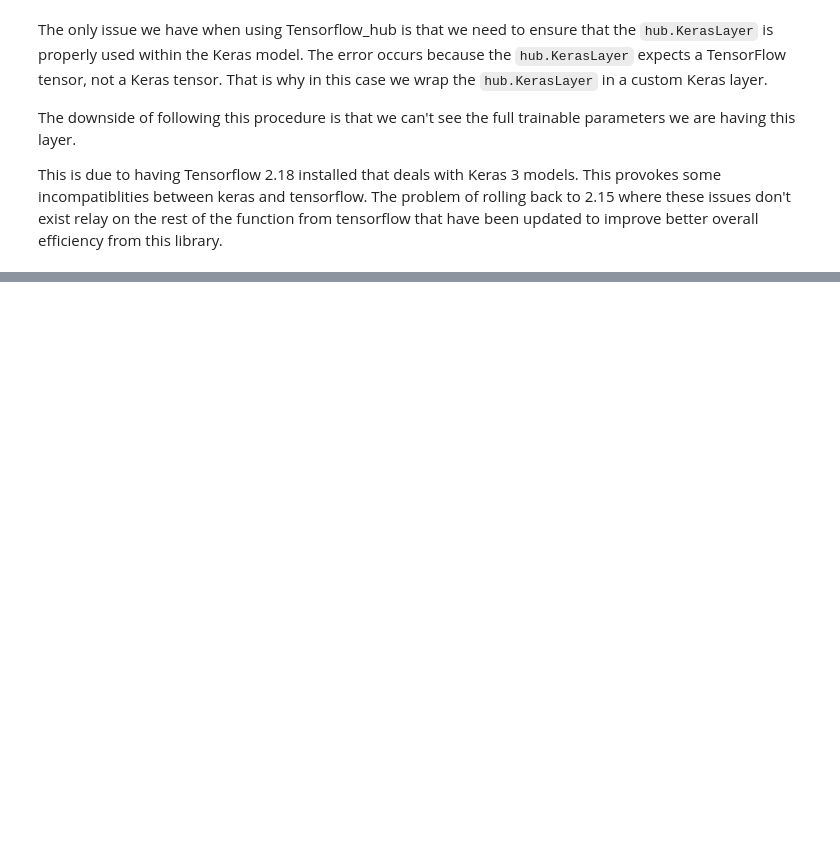
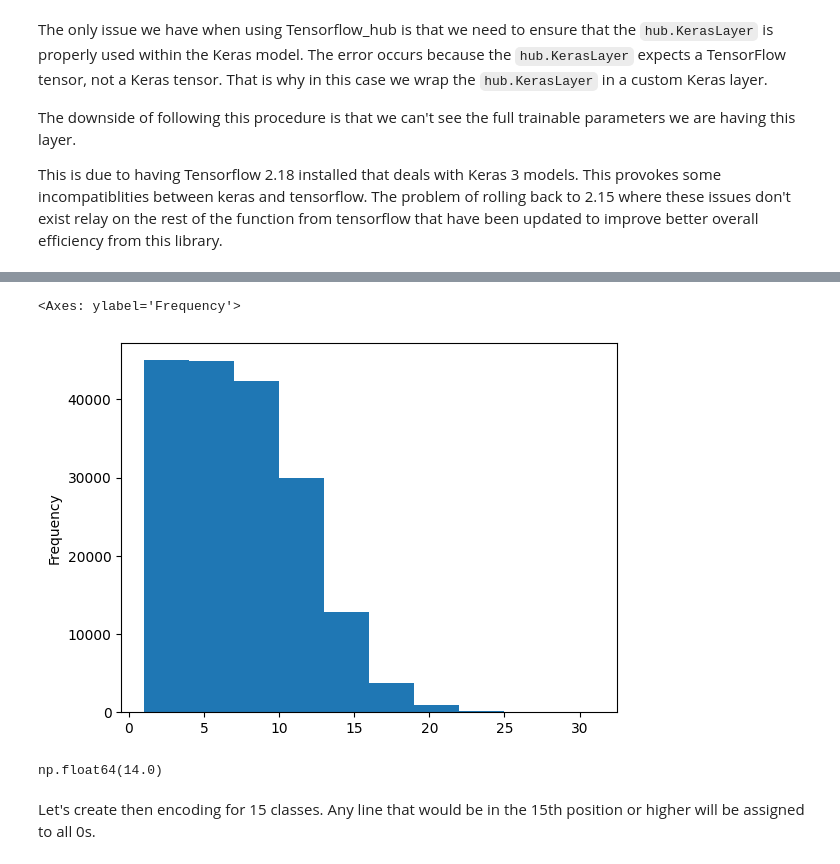
Before and after one commit to davalpez/MyKaggle, a Jupyter notebook: Tensorflow basics/NLP-Project-Simplify.ipynb, the cells around one changed output, grey strips where cells are left out. Saved outputs shown, nothing was run; the diff lists cells and outputs as text; code cells hidden in the pictures; blank space fills up the shorter version.

```diff
--- a/Tensorflow basics/NLP-Project-Simplify.ipynb
+++ b/Tensorflow basics/NLP-Project-Simplify.ipynb
@@ -1009,0 +1561,14 @@ TypeError: in user code:
+# %%
+
+# Check the distribution of "line_number" column
+train_df_20k.line_number.plot.hist()
+# %% [output]
+<Axes: ylabel='Frequency'>
+[figure, added]
+# %%
+line_number_95_percentile = np.percentile(train_df_20k.line_number, 95)
+line_number_95_percentile
+# %% [output]
+np.float64(14.0)
+# %% [markdown]
+Let's create then encoding for 15 classes. Any line that would be in the 15th position or higher will be assigned to all 0s.
```
Also changed, not shown: parts of 176 cells of this notebook, 4 other files.
